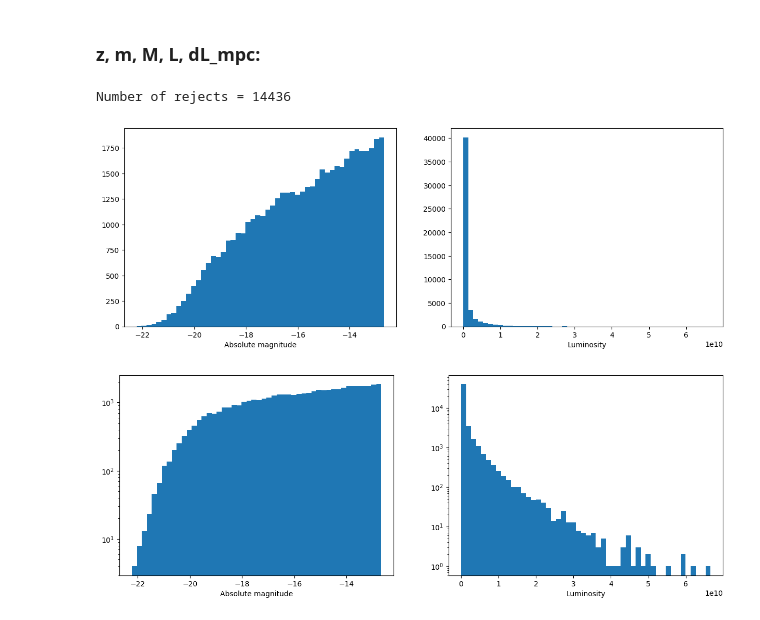
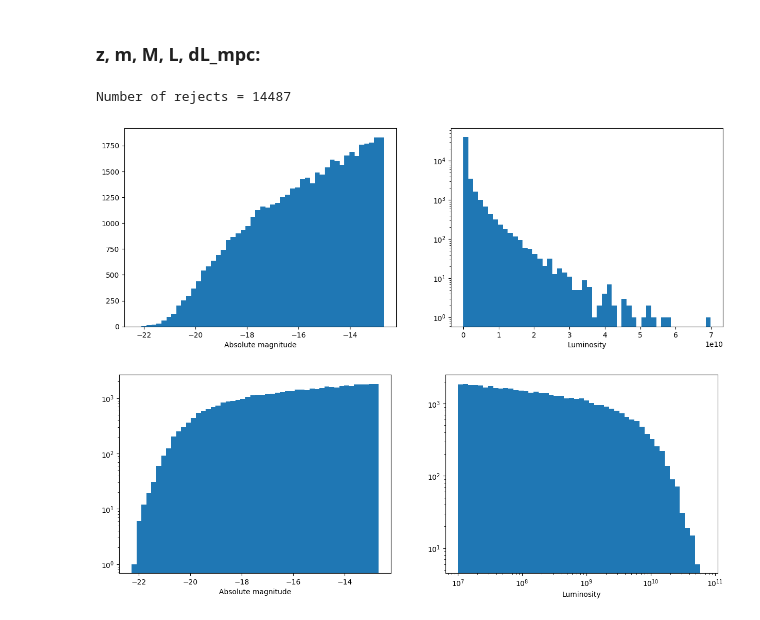
Before and after one commit to johannct/M2_Stage_Code, a Jupyter notebook: Simulation/Luminosity_Schechter.ipynb, the cells around one changed output. Saved outputs shown, nothing was run; the diff lists cells and outputs as text; code cells hidden in the pictures.

```diff
--- a/Simulation/Luminosity_Schechter.ipynb
+++ b/Simulation/Luminosity_Schechter.ipynb
@@ -149,15 +149,17 @@ z, m, M, L, dL_mpc = generate_lumMag(npix)
 
 fig, ax = plt.subplots(1, 2, figsize=(15, 5))
 get_hist(M, xlabel='Absolute magnitude', bins=50, figax=(fig, ax[0]))
-get_hist(L, xlabel='Luminosity', bins=50, figax=(fig, ax[1]));
+get_hist(L, xlabel='Luminosity', bins=50, figax=(fig, ax[1]), log=True);
 # %% [output]
-Number of rejects = 14436
+Number of rejects = 14487
-[figure, old version]
+[figure, new version]
 # %%
+binsL = np.logspace(np.log10(np.min(L)), np.log10(np.max(L)), 50)
 fig, ax = plt.subplots(1, 2, figsize=(15, 5))
 get_hist(M, xlabel='Absolute magnitude', bins=50, figax=(fig, ax[0]))
-get_hist(L, xlabel='Luminosity', bins=50, figax=(fig, ax[1]))
+get_hist(L, xlabel='Luminosity', bins=binsL, figax=(fig, ax[1]))
 ax[0].set_yscale('log')
+ax[1].set_xscale('log')
 ax[1].set_yscale('log');
 # %% [output]
-[figure, old version]
+[figure, new version]
```
Also changed, not shown: parts of 3 cells of this notebook, 6 other files.
